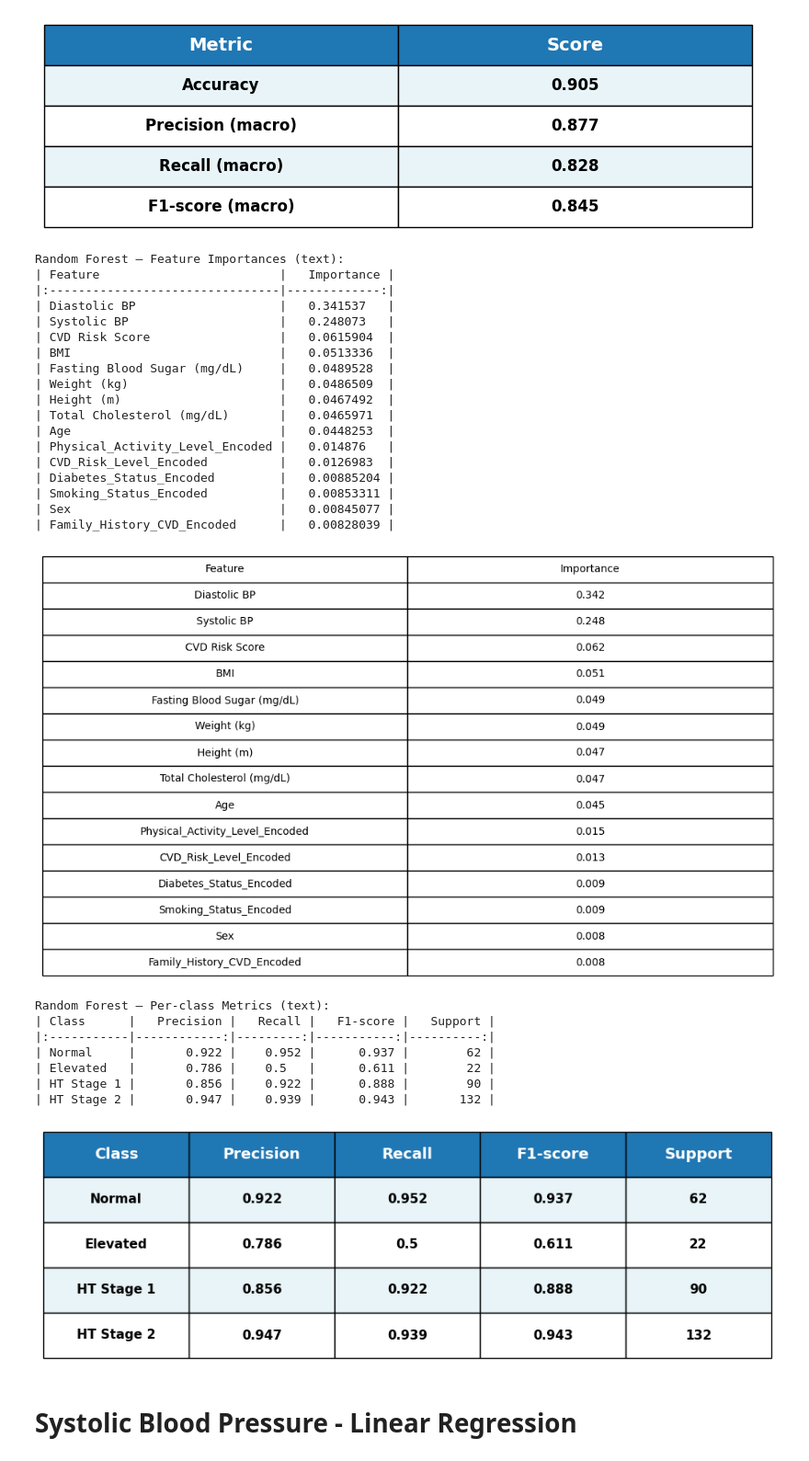
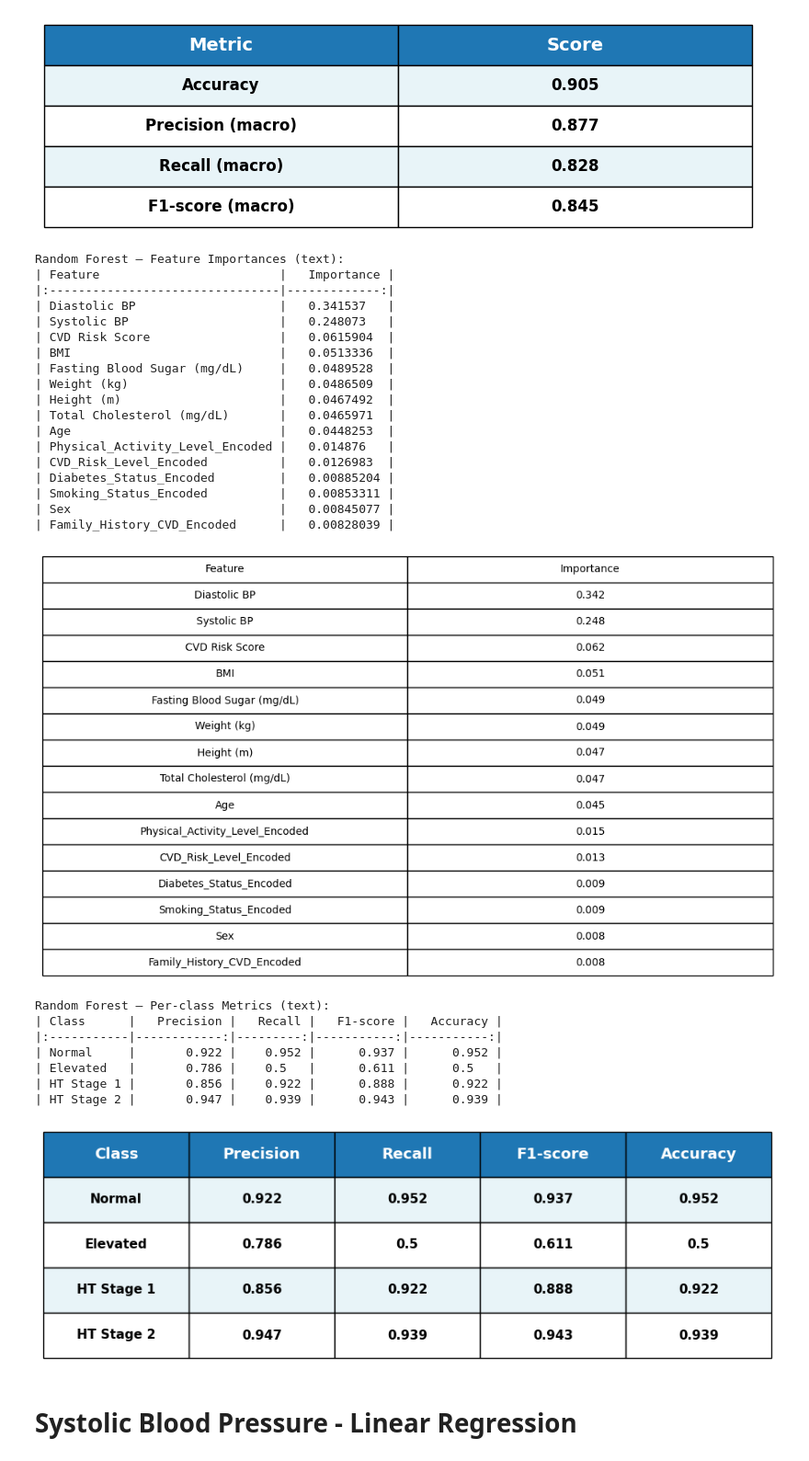
Before and after one commit to DS3001-Group-P/Final-Project, a Jupyter notebook: final_results.ipynb, the cells around one changed output. Shown at 92% size. Saved outputs shown, nothing was run; the diff lists cells and outputs as text; code cells hidden in the pictures.

```diff
--- a/final_results.ipynb
+++ b/final_results.ipynb
@@ -530,7 +530,7 @@ from sklearn.metrics import precision_recall_fscore_support
 import matplotlib.pyplot as plt
 import pandas as pd
 
-# Feature importance table
+# Feature importance table (unchanged)
 fi_df = pd.DataFrame({
     'Feature': features,
     'Importance': feature_importances
@@ -556,19 +556,24 @@ table_fi.scale(2.1, 2.1)
 plt.tight_layout()
 plt.show()
 
-
-# Evaluation Metrics
-# Get per-class metrics
+# Per-class metrics table (SWAP Support → Accuracy)
 prec, rec, f1, support = precision_recall_fscore_support(
     y_test, y_pred_rf, labels=[0, 1, 2, 3], zero_division=0
 )
+
+# Calculate per-class accuracy
+accuracy_per_class = []
+for i in range(4):
+    class_correct = np.sum((y_test == i) & (y_pred_rf == i))
+    class_total = np.sum(y_test == i)
+    accuracy_per_class.append(class_correct / class_total if class_total > 0 else 0)
 
 metrics_df = pd.DataFrame({
     'Class': ["Normal", "Elevated", "HT Stage 1", "HT Stage 2"],
     'Precision': prec,
     'Recall': rec,
     'F1-score': f1,
-    'Support': support.astype(int)
+    'Accuracy': np.array(accuracy_per_class).round(3)  # Replace Support with Accuracy
 })
 
 print("\nRandom Forest – Per-class Metrics (text):")
@@ -598,40 +603,40 @@ for j in range(len(metrics_df.columns)):
 # Row styling
 colors = ['#e8f4f8', '#ffffff']
 for i in range(len(metrics_df)):
     for j in range(len(metrics_df.columns)):
         table[(i+1, j)].set_facecolor(colors[i % 2])
         table[(i+1, j)].set_text_props(weight='bold', fontsize=11)
 
 plt.tight_layout()
 plt.show()
 # %% [output]
 Random Forest – Feature Importances (text):
 | Feature                         |   Importance |
 |:--------------------------------|-------------:|
 | Diastolic BP                    |   0.341537   |
 | Systolic BP                     |   0.248073   |
 | CVD Risk Score                  |   0.0615904  |
 | BMI                             |   0.0513336  |
 | Fasting Blood Sugar (mg/dL)     |   0.0489528  |
 | Weight (kg)                     |   0.0486509  |
 | Height (m)                      |   0.0467492  |
 | Total Cholesterol (mg/dL)       |   0.0465971  |
 | Age                             |   0.0448253  |
 | Physical_Activity_Level_Encoded |   0.014876   |
 | CVD_Risk_Level_Encoded          |   0.0126983  |
 | Diabetes_Status_Encoded         |   0.00885204 |
 | Smoking_Status_Encoded          |   0.00853311 |
 | Sex                             |   0.00845077 |
 | Family_History_CVD_Encoded      |   0.00828039 |
 [figure]
 Random Forest – Per-class Metrics (text):
-| Class      |   Precision |   Recall |   F1-score |   Support |
-|:-----------|------------:|---------:|-----------:|----------:|
-| Normal     |       0.922 |    0.952 |      0.937 |        62 |
-| Elevated   |       0.786 |    0.5   |      0.611 |        22 |
-| HT Stage 1 |       0.856 |    0.922 |      0.888 |        90 |
-| HT Stage 2 |       0.947 |    0.939 |      0.943 |       132 |
+| Class      |   Precision |   Recall |   F1-score |   Accuracy |
+|:-----------|------------:|---------:|-----------:|-----------:|
+| Normal     |       0.922 |    0.952 |      0.937 |      0.952 |
+| Elevated   |       0.786 |    0.5   |      0.611 |      0.5   |
+| HT Stage 1 |       0.856 |    0.922 |      0.888 |      0.922 |
+| HT Stage 2 |       0.947 |    0.939 |      0.943 |      0.939 |
-[figure, old version]
+[figure, new version]
 # %% [markdown]
 # Systolic Blood Pressure - Linear Regression
 # %%
```
Also changed, not shown: parts of 2 cells of this notebook.
